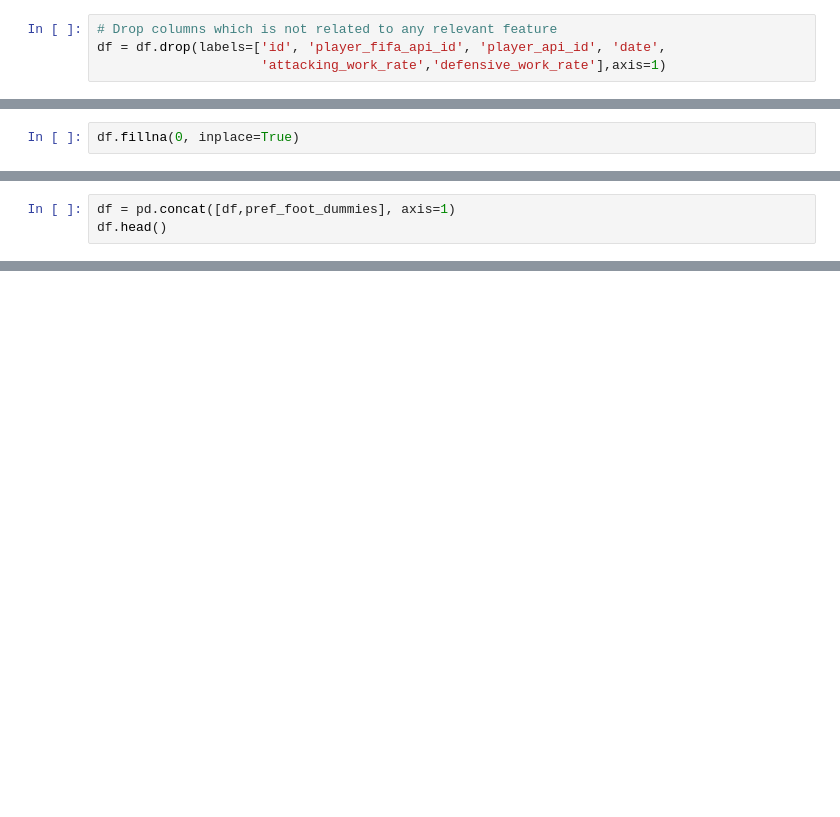
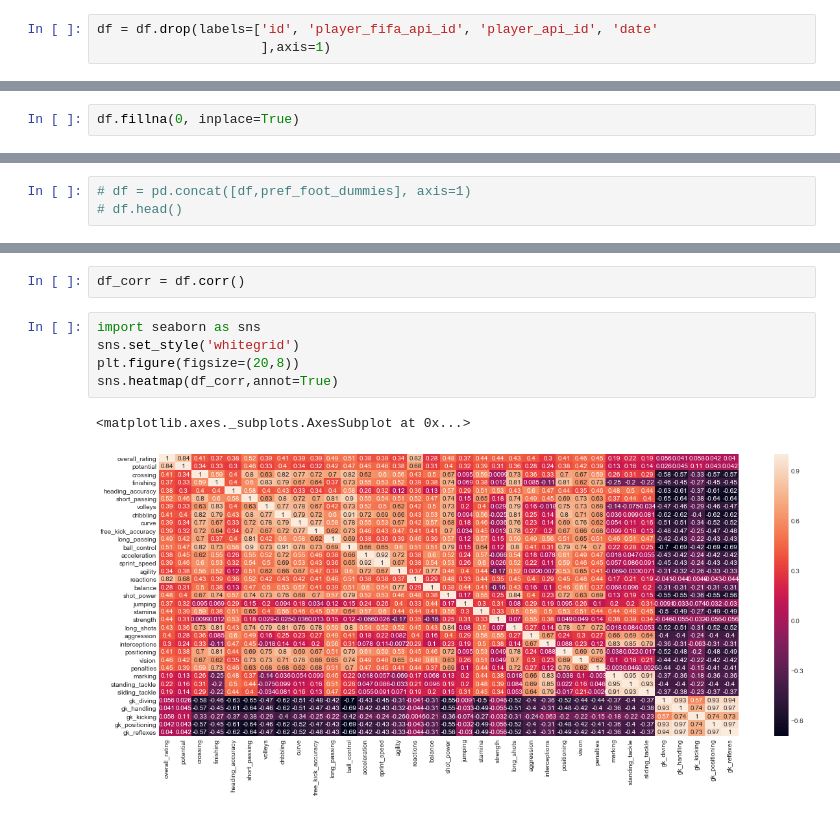
Before and after one commit to khanshyamsundar/DataScience-Assignments, a Jupyter notebook: src/session23/Project2.ipynb, the cells around one changed output, grey strips where cells are left out. Drawn from its saved outputs; the diff is of its cells as text; blank space fills up the shorter version.

```diff
--- a/src/session23/Project2.ipynb
+++ b/src/session23/Project2.ipynb
@@ -36,4 +46,3 @@ Index(['overall_rating', 'potential', 'preferred_foot', 'crossing',
 # %%
-# Drop columns which is not related to any relevant feature
-df = df.drop(labels=['id', 'player_fifa_api_id', 'player_api_id', 'date',
-                     'attacking_work_rate','defensive_work_rate'],axis=1)
+df = df.drop(labels=['id', 'player_fifa_api_id', 'player_api_id', 'date'
+                     ],axis=1)
@@ -45,3 +79,3 @@ pref_foot_dummies = pd.get_dummies(df.preferred_foot, prefix='pref_foot').iloc[:
 # %%
-df = pd.concat([df,pref_foot_dummies], axis=1)
-df.head()
+# df = pd.concat([df,pref_foot_dummies], axis=1)
+# df.head()
@@ -165,0 +209,10 @@ y = df.overall_rating
+# %%
+df_corr = df.corr()
+# %%
+import seaborn as sns
+sns.set_style('whitegrid')
+plt.figure(figsize=(20,8))
+sns.heatmap(df_corr,annot=True)
+# %% [output]
+<matplotlib.axes._subplots.AxesSubplot at 0x...>
+[figure, added]
```
Also changed, not shown: parts of 59 cells of this notebook.
